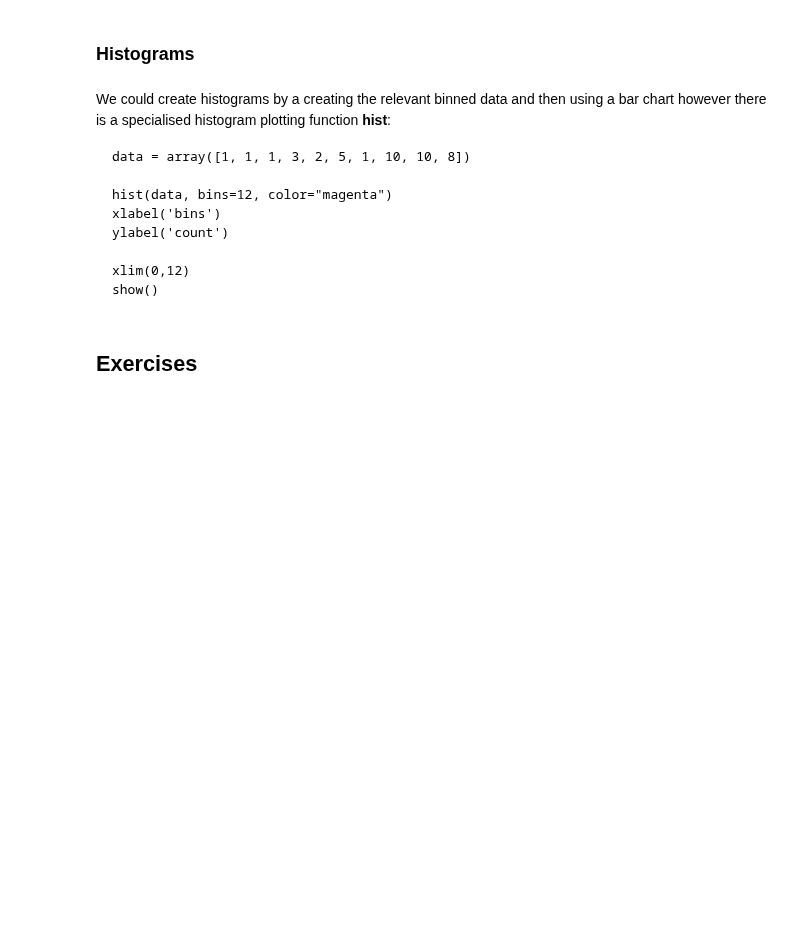
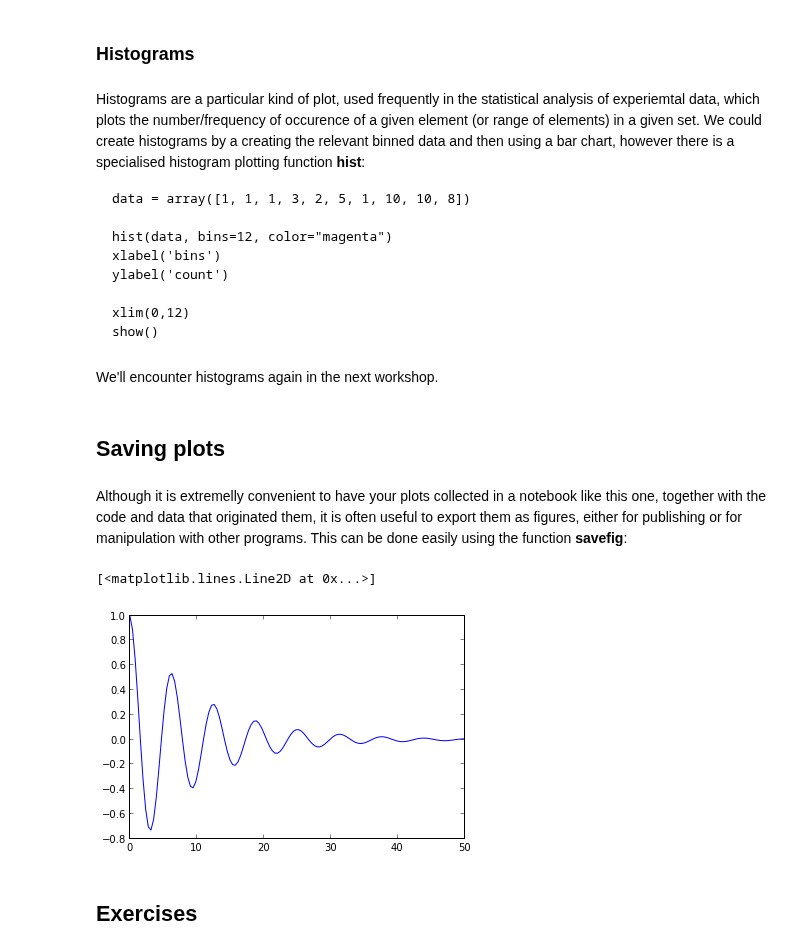
Before and after one commit to Clyde-fare/Imperial_Chem_Python, a Jupyter notebook: C_Y1/workshop1/intro_to_pylab.ipynb, the cells around one changed output. Saved outputs shown, nothing was run; the diff lists cells and outputs as text; code cells hidden in the pictures; blank space fills up the shorter version.

```diff
--- a/C_Y1/workshop1/intro_to_pylab.ipynb
+++ b/C_Y1/workshop1/intro_to_pylab.ipynb
@@ -684,7 +611,8 @@ show()
 # %% [markdown]
 ### Histograms
 # %% [markdown]
-We could create histograms by a creating the relevant binned data and then using a bar chart however there is a specialised histogram plotting function **hist**:
+Histograms are a particular kind of plot, used frequently in the statistical analysis of experiemtal data, which plots the number/frequency of occurence of a given element (or range of elements) in a given set.
+We could create histograms by a creating the relevant binned data and then using a bar chart, however there is a specialised histogram plotting function **hist**:
 
     data = array([1, 1, 1, 3, 2, 5, 1, 10, 10, 8])
 
@@ -707,3 +625,17 @@ plt.show()
+# %% [markdown]
+We'll encounter histograms again in the next workshop.
+# %% [markdown]
+## Saving plots
+# %% [markdown]
+Although it is extremelly convenient to have your plots collected in a notebook like this one, together with the code and data that originated them, it is often useful to export them as figures, either for publishing or for manipulation with other programs. This can be done easily using the function **savefig**:
+# %%
+x=linspace(0,50,128)
+y=e**(-x/10)*cos(x)
+
+plot(x,y)
+# %% [output]
+[<matplotlib.lines.Line2D at 0x...>]
+[figure, added]
 # %% [markdown]
 ## Exercises
 # %% [markdown]
```
Also changed, not shown: parts of 33 cells of this notebook.
